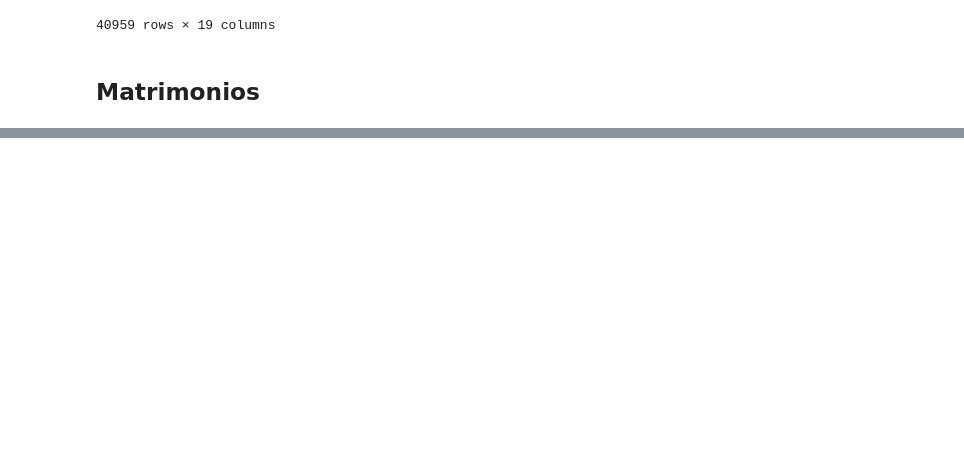
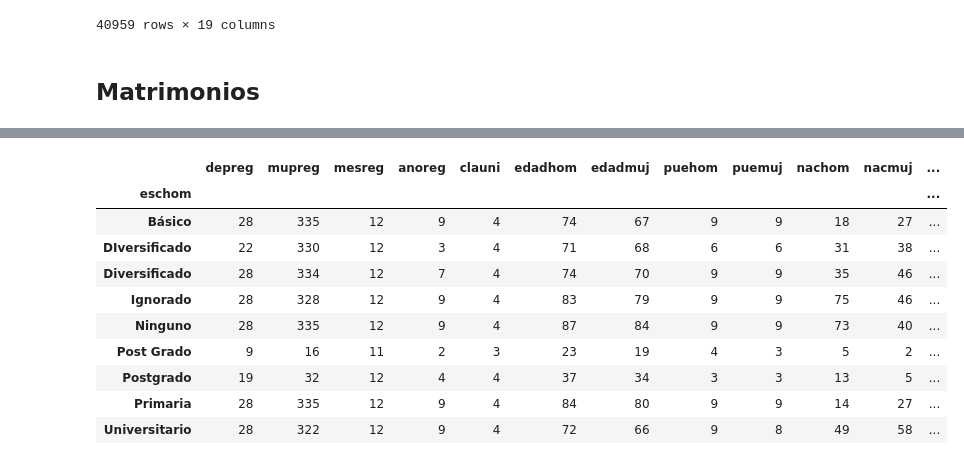
Before and after one commit to Mar19845/Proyecto_Mineria, a Jupyter notebook: Proyecto.ipynb, the cells around one changed output, grey strips where cells are left out. Drawn from its saved outputs; the diff is of its cells as text; code cells hidden in the pictures; blank space fills up the shorter version.

```diff
--- a/Proyecto.ipynb
+++ b/Proyecto.ipynb
@@ -68,7 +88,7 @@ divorcios
 ## Matrimonios
 # %%
 matrimonios = pd.read_csv('./Archivos/matrimonios.csv',low_memory=False)
-matrimonios = matrimonios.dropna()
+#matrimonios = matrimonios.dropna()
 # %%
 matrimonios.shape
 # %% [output]
@@ -75,0 +198,15 @@ matrimonios.shape
+# %%
+result = matrimonios.groupby('eschom').nunique()
+result
+# %% [output]
+|  | depreg | mupreg | mesreg | anoreg | clauni | edadhom | edadmuj | puehom | puemuj | nachom | nacmuj | ... |
+| eschom |  |  |  |  |  |  |  |  |  |  |  | ... |
+| Básico | 28 | 335 | 12 | 9 | 4 | 74 | 67 | 9 | 9 | 18 | 27 | ... |
+| DIversificado | 22 | 330 | 12 | 3 | 4 | 71 | 68 | 6 | 6 | 31 | 38 | ... |
+| Diversificado | 28 | 334 | 12 | 7 | 4 | 74 | 70 | 9 | 9 | 35 | 46 | ... |
+| Ignorado | 28 | 328 | 12 | 9 | 4 | 83 | 79 | 9 | 9 | 75 | 46 | ... |
+| Ninguno | 28 | 335 | 12 | 9 | 4 | 87 | 84 | 9 | 9 | 73 | 40 | ... |
+| Post Grado | 9 | 16 | 11 | 2 | 3 | 23 | 19 | 4 | 3 | 5 | 2 | ... |
+| Postgrado | 19 | 32 | 12 | 4 | 4 | 37 | 34 | 3 | 3 | 13 | 5 | ... |
+| Primaria | 28 | 335 | 12 | 9 | 4 | 84 | 80 | 9 | 9 | 14 | 27 | ... |
+| Universitario | 28 | 322 | 12 | 9 | 4 | 72 | 66 | 9 | 8 | 49 | 58 | ... |
```
Also changed, not shown: parts of 12 cells of this notebook, 1 other file.
